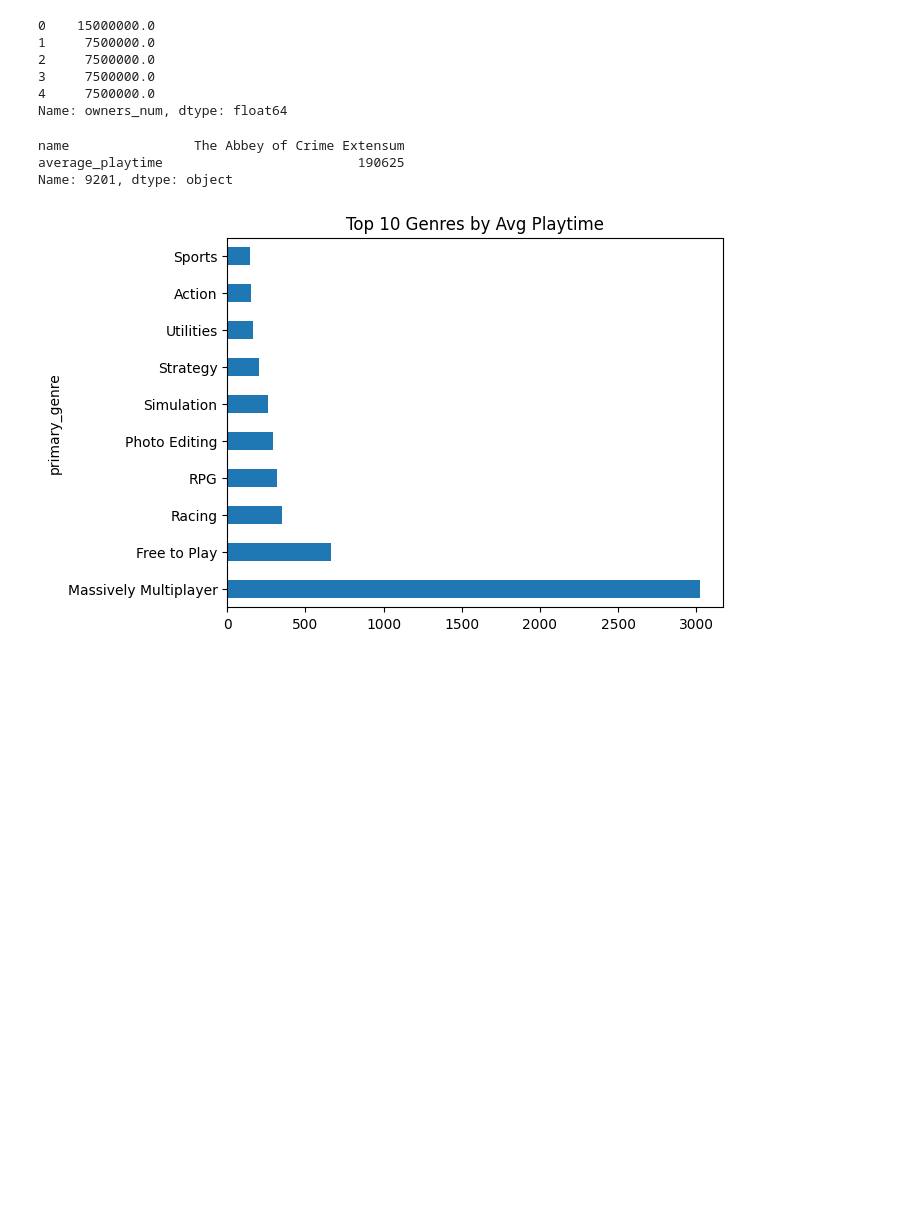
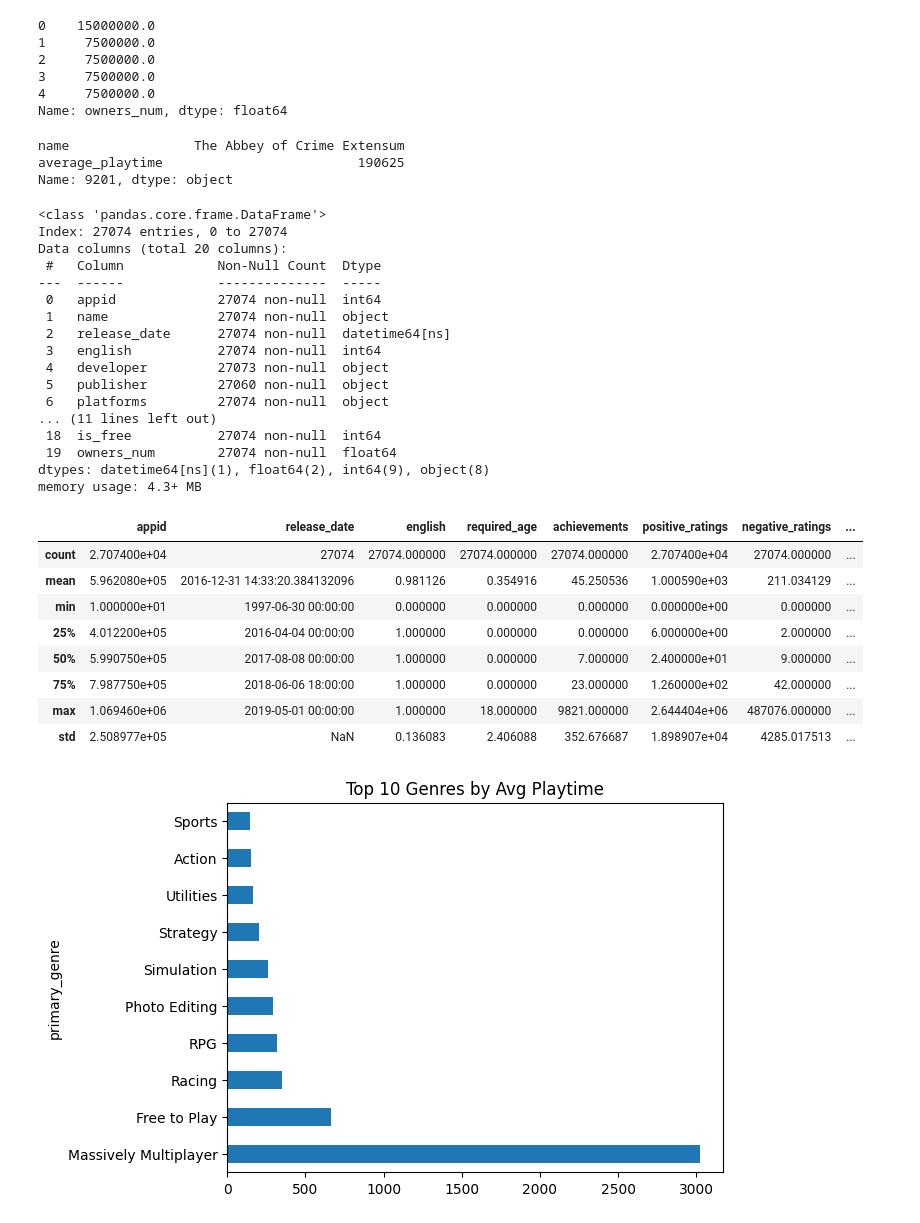
Before and after one commit to LamyaAlkhathami/Game_Addictiveness, a Jupyter notebook: notebooks/EDA.ipynb, the cells around one changed output. Cells and saved outputs as stored; diff of their text form; code cells hidden in the pictures; blank space fills up the shorter version.

```diff
--- a/notebooks/EDA.ipynb
+++ b/notebooks/EDA.ipynb
@@ -116,9 +116,3 @@ df["owners_num"].head()
 3     7500000.0
 4     7500000.0
 Name: owners_num, dtype: float64
-# %%
-df.loc[df["average_playtime"].idxmax(), ["name", "average_playtime"]]
-# %% [output]
-name                The Abbey of Crime Extensum
-average_playtime                         190625
-Name: 9201, dtype: object
@@ -126,0 +119,6 @@ df = df.drop(df["average_playtime"].idxmax())
+# %%
+df.loc[df["average_playtime"].idxmax(), ["name", "average_playtime"]]
+# %% [output]
+name                The Abbey of Crime Extensum
+average_playtime                         190625
+Name: 9201, dtype: object
@@ -127,3 +127,33 @@ df = df.drop(df["average_playtime"].idxmax())
+# %%
+df.info()
+df.describe()
+# %% [output]
+<class 'pandas.core.frame.DataFrame'>
+Index: 27074 entries, 0 to 27074
+Data columns (total 20 columns):
+ #   Column            Non-Null Count  Dtype
+---  ------            --------------  -----
+ 0   appid             27074 non-null  int64
+ 1   name              27074 non-null  object
+ 2   release_date      27074 non-null  datetime64[ns]
+ 3   english           27074 non-null  int64
+ 4   developer         27073 non-null  object
+ 5   publisher         27060 non-null  object
+ 6   platforms         27074 non-null  object
+... (11 lines left out)
+ 18  is_free           27074 non-null  int64
+ 19  owners_num        27074 non-null  float64
+dtypes: datetime64[ns](1), float64(2), int64(9), object(8)
+memory usage: 4.3+ MB
+|  | appid | release_date | english | required_age | achievements | positive_ratings | negative_ratings | ... |
+| count | 2.707400e+04 | 27074 | 27074.000000 | 27074.000000 | 27074.000000 | 2.707400e+04 | 27074.000000 | ... |
+| mean | 5.962080e+05 | 2016-12-31 14:33:20.384132096 | 0.981126 | 0.354916 | 45.250536 | 1.000590e+03 | 211.034129 | ... |
+| min | 1.000000e+01 | 1997-06-30 00:00:00 | 0.000000 | 0.000000 | 0.000000 | 0.000000e+00 | 0.000000 | ... |
+| 25% | 4.012200e+05 | 2016-04-04 00:00:00 | 1.000000 | 0.000000 | 0.000000 | 6.000000e+00 | 2.000000 | ... |
+| 50% | 5.990750e+05 | 2017-08-08 00:00:00 | 1.000000 | 0.000000 | 7.000000 | 2.400000e+01 | 9.000000 | ... |
+| 75% | 7.987750e+05 | 2018-06-06 18:00:00 | 1.000000 | 0.000000 | 23.000000 | 1.260000e+02 | 42.000000 | ... |
+| max | 1.069460e+06 | 2019-05-01 00:00:00 | 1.000000 | 18.000000 | 9821.000000 | 2.644404e+06 | 487076.000000 | ... |
+| std | 2.508977e+05 | NaN | 0.136083 | 2.406088 | 352.676687 | 1.898907e+04 | 4285.017513 | ... |
 # %%
 # Top genres by average playtime
 df['primary_genre'] = df['genres'].apply(lambda x: x.split(';')[0] if pd.notna(x) else 'Unknown')
```
Also changed, not shown: parts of 2 cells of this notebook, 1 other file.
